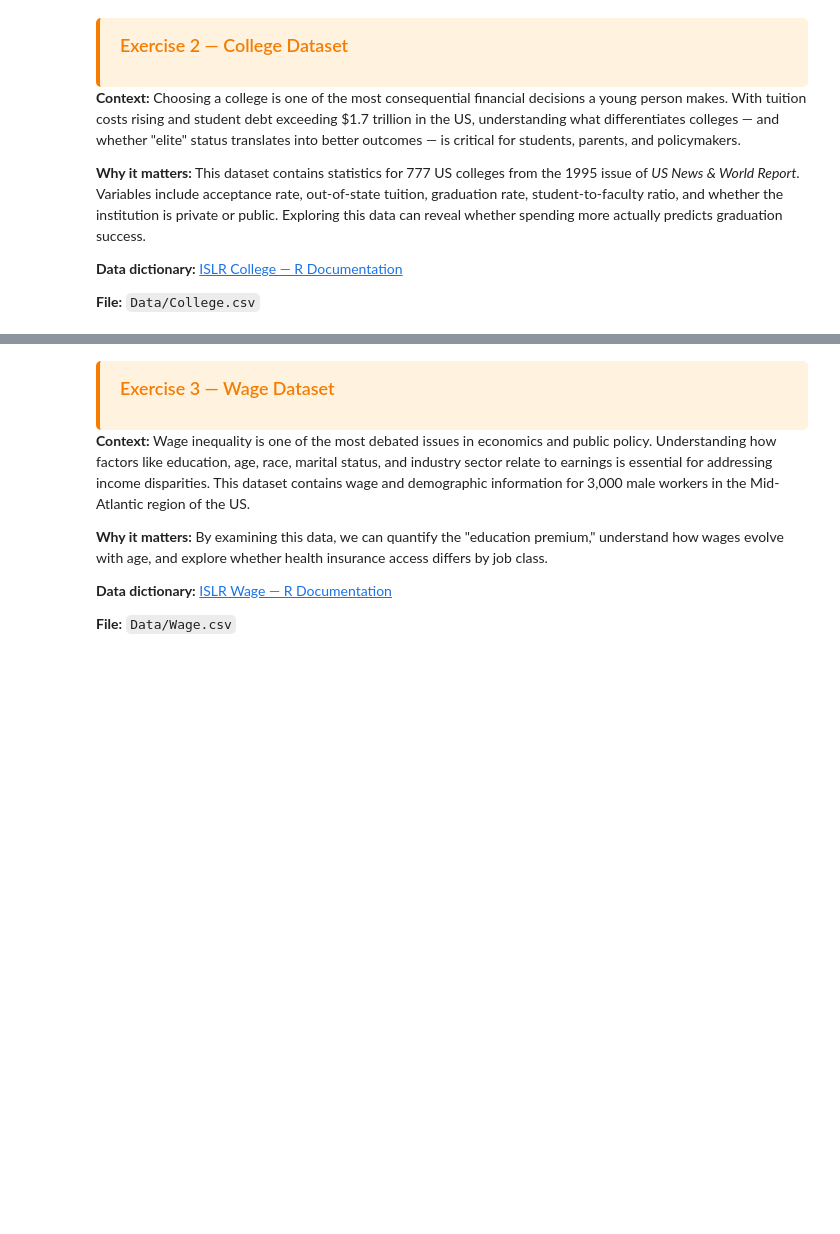
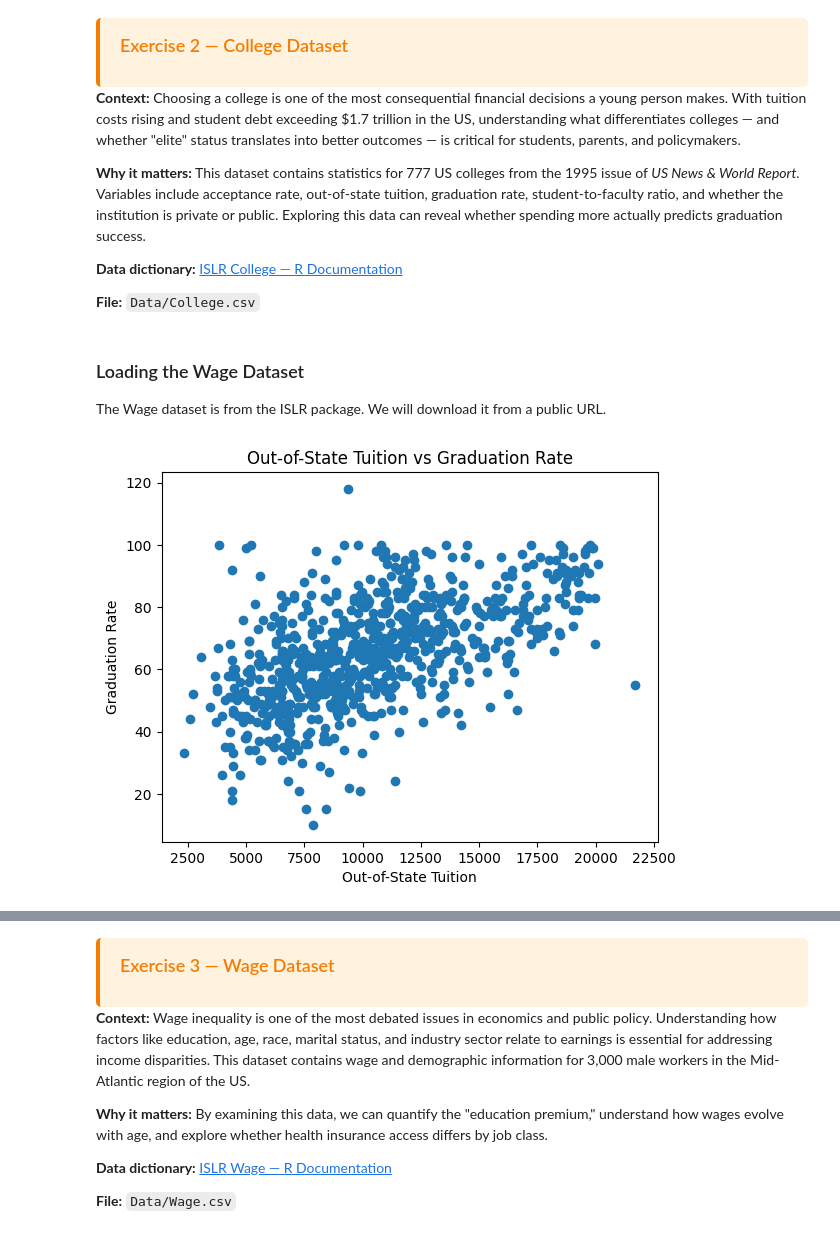
Before and after one commit to abbaskedir/BDATA200, a Jupyter notebook: Lecutre_3_Data_Workflow_Solution.ipynb, the cells around one changed output, grey strips where cells are left out. Saved outputs shown, nothing was run; the diff lists cells and outputs as text; code cells hidden in the pictures; blank space fills up the shorter version.

```diff
--- a/Lecutre_3_Data_Workflow_Solution.ipynb
+++ b/Lecutre_3_Data_Workflow_Solution.ipynb
@@ -1010,0 +1186,18 @@ college.head()
+# %% [markdown]
+### Loading the Wage Dataset
+
+The Wage dataset is from the ISLR package. We will download it from a public URL.
+# %%
+import pandas as pd
+import matplotlib.pyplot as plt
+
+df = pd.read_csv("Data/College.csv")
+
+# Example plot
+plt.scatter(df["Outstate"], df["Grad.Rate"])
+plt.title("Out-of-State Tuition vs Graduation Rate")
+plt.xlabel("Out-of-State Tuition")
+plt.ylabel("Graduation Rate")
+plt.show()
+# %% [output]
+[figure, added]
```
Also changed, not shown: parts of 46 cells of this notebook.
